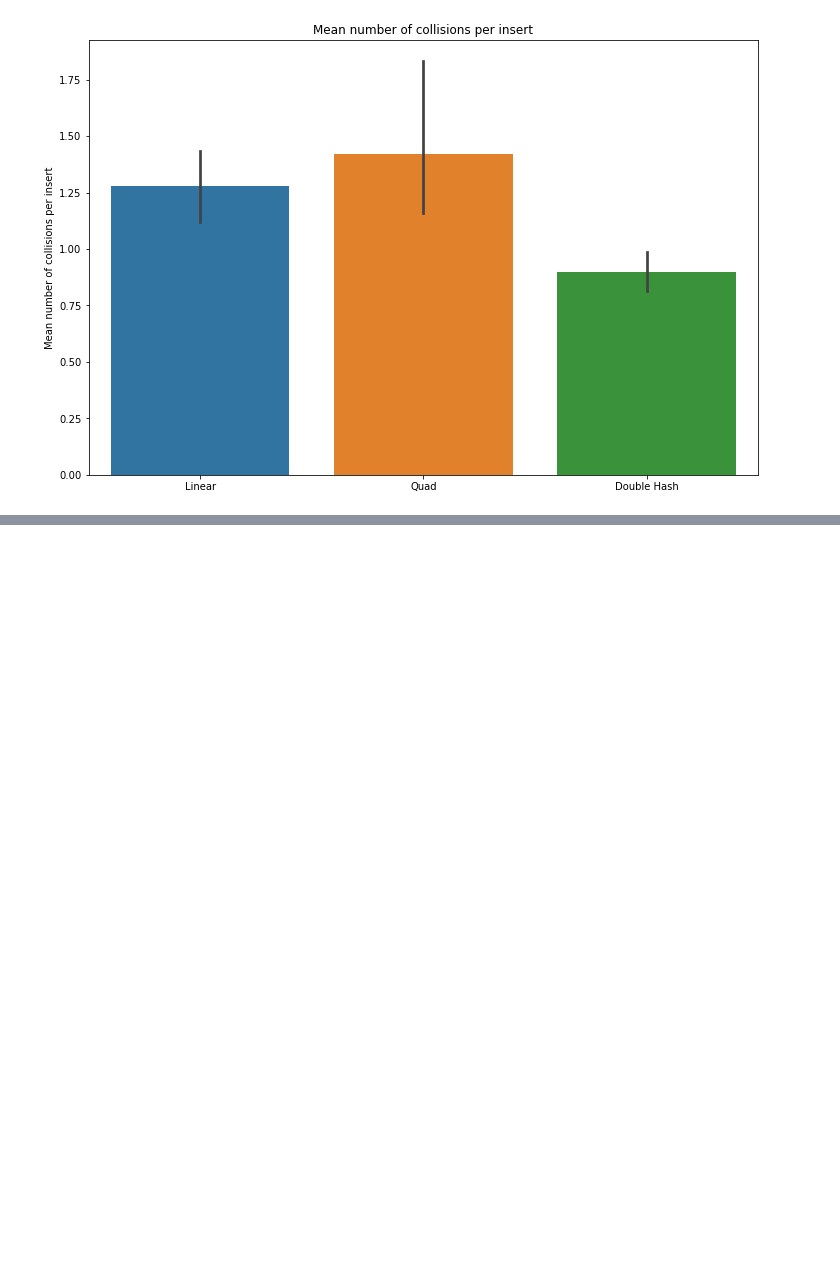
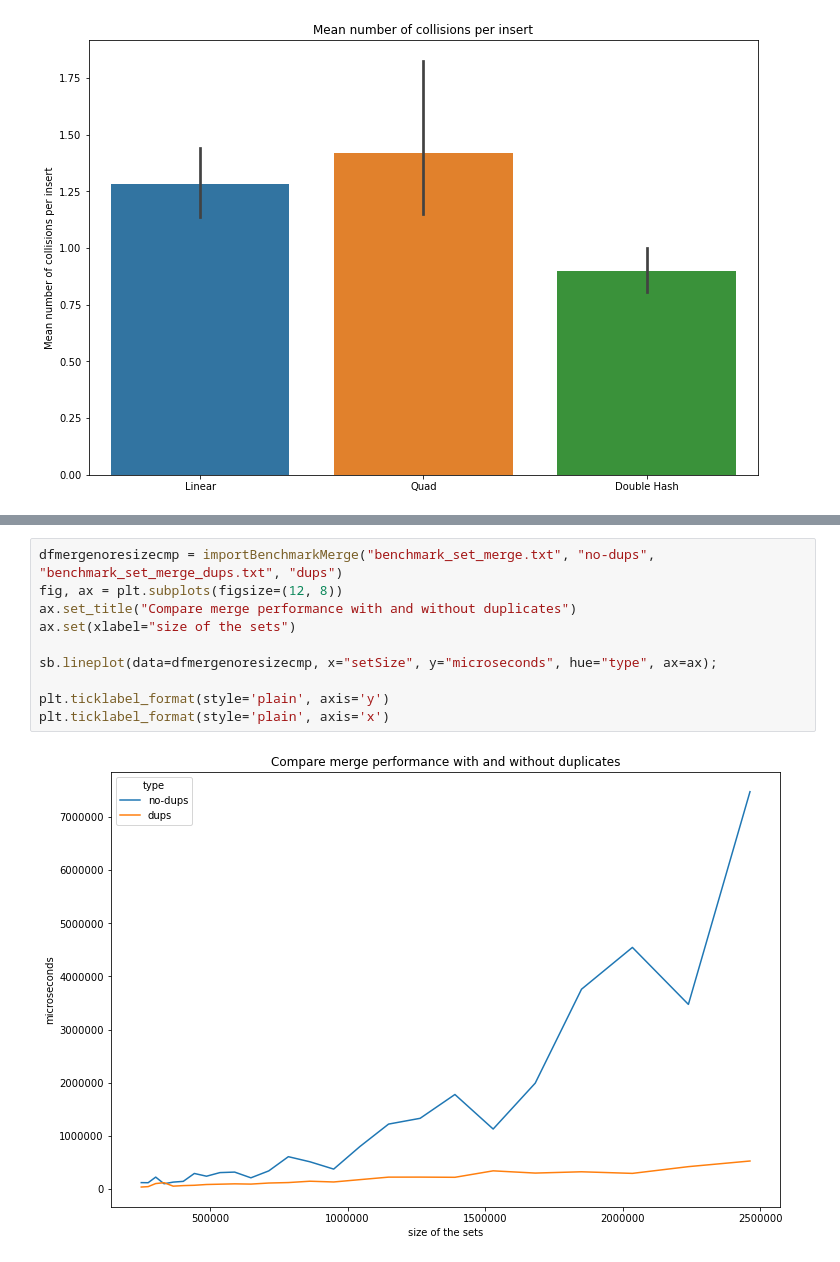
Before and after one commit to JoaoCostaIFG/slam, a Jupyter notebook: docs/part_2/benchmarks/Untitled.ipynb, the cells around one changed output, grey strips where cells are left out. Drawn from its saved outputs; the diff is of its cells as text; blank space fills up the shorter version.

```diff
--- a/docs/part_2/benchmarks/Untitled.ipynb
+++ b/docs/part_2/benchmarks/Untitled.ipynb
@@ -144,0 +220,12 @@ ax.set(xlabel="")
+# %%
+dfmergenoresizecmp = importBenchmarkMerge("benchmark_set_merge.txt", "no-dups", "benchmark_set_merge_dups.txt", "dups")
+fig, ax = plt.subplots(figsize=(12, 8))
+ax.set_title("Compare merge performance with and without duplicates")
+ax.set(xlabel="size of the sets")
+
+sb.lineplot(data=dfmergenoresizecmp, x="setSize", y="microseconds", hue="type", ax=ax);
+
+plt.ticklabel_format(style='plain', axis='y')
+plt.ticklabel_format(style='plain', axis='x')
+# %% [output]
+[figure, added]
```
Also changed, not shown: parts of 4 cells of this notebook, 24 other files.
